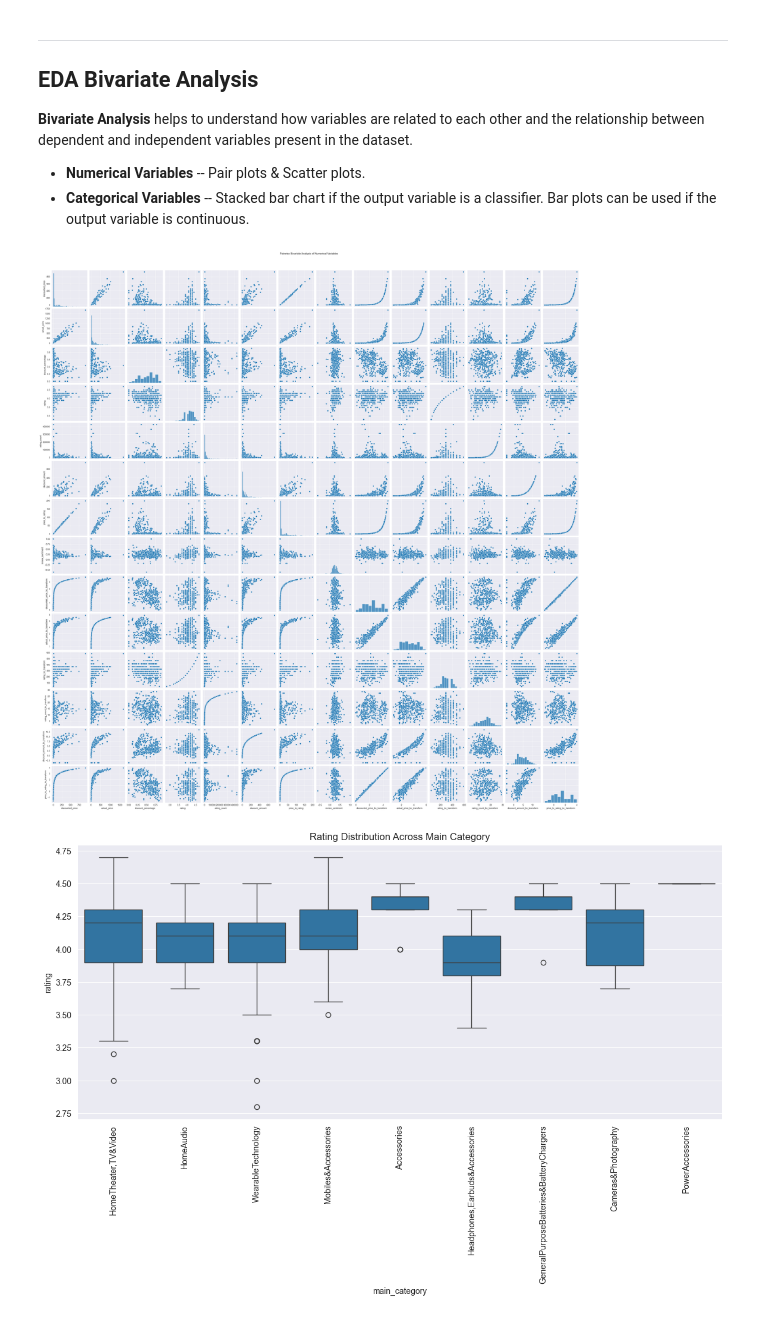
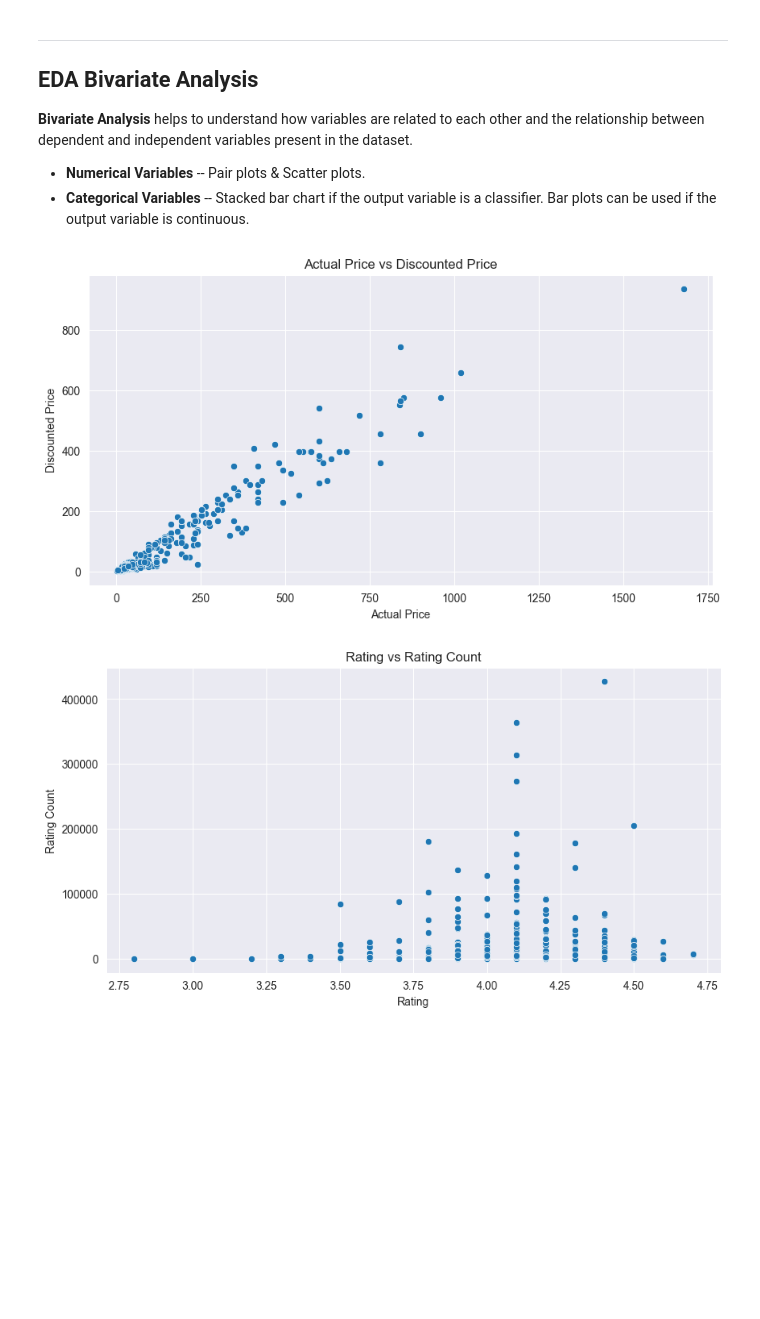
Before and after one commit to anthonyvann/eCommerce-Dataset-Analysis, a Jupyter notebook: EDA.ipynb, the cells around one changed output. Cells and saved outputs as stored; diff of their text form; code cells hidden in the pictures; blank space fills up the shorter version.

Commit message:
Update EDA.ipynb
Implemented bivariate analysis between ratings and different categories.

```diff
--- a/EDA.ipynb
+++ b/EDA.ipynb
@@ -599,20 +600,31 @@ __Bivariate Analysis__ helps to understand how variables are related to each oth
 - __Numerical Variables__ -- Pair plots & Scatter plots.
 - __Categorical Variables__ -- Stacked bar chart if the output variable is a classifier. Bar plots can be used if the output variable is continuous.
 # %%
-# Pairwise bivariate analysis using pairplot for numerical columns
-numerical_cols = data.select_dtypes(include=np.number).columns
-sns.pairplot(data[numerical_cols].sample(500, random_state=1))  # Sample for performance
-plt.suptitle('Pairwise Bivariate Analysis of Numerical Variables', y=1.02)
+# Bivariate analysis
+# Examining at the relationship between actual price and discounted price
+plt.figure(figsize=(10, 5))
+sns.scatterplot(data=data, x='actual_price', y='discounted_price')
+plt.title('Actual Price vs Discounted Price')
+plt.xlabel('Actual Price')
+plt.ylabel('Discounted Price')
 plt.show()
 
-# # For categorical variables, we'll look at the relationship with ratings
-# We'll use boxplots to see how ratings vary with different categories
-for category in ['main_category', 'sub_category', 'item_type']:
-    plt.figure(figsize=(14, 6))
-    sns.boxplot(x=category, y='rating', data=data)
-    plt.title(f"Rating Distribution Across {category.replace('_', ' ').title()}")
-    plt.xticks(rotation=90)
-    plt.show()
+# Examining the relationship between rating and rating count
+plt.figure(figsize=(10, 5))
+sns.scatterplot(data=data, x='rating', y='rating_count')
+plt.title('Rating vs Rating Count')
+plt.xlabel('Rating')
+plt.ylabel('Rating Count')
+plt.show()
+
+# Examining the relationship between main category and average rating
+average_rating_by_category = data.groupby('main_category')['rating'].mean().reset_index()
+plt.figure(figsize=(10, 5))
+sns.barplot(data=average_rating_by_category, x='rating', y='main_category', errorbar=None)
+plt.title('Average Rating by Main Category')
+plt.xlabel('Average Rating')
+plt.ylabel('Main Category')
+plt.show()
 # %% [output]
-[figure, old version]
+[figure, new version]
-[figure, old version]
+[figure, new version]
```
Also changed, not shown: parts of 4 cells of this notebook.
